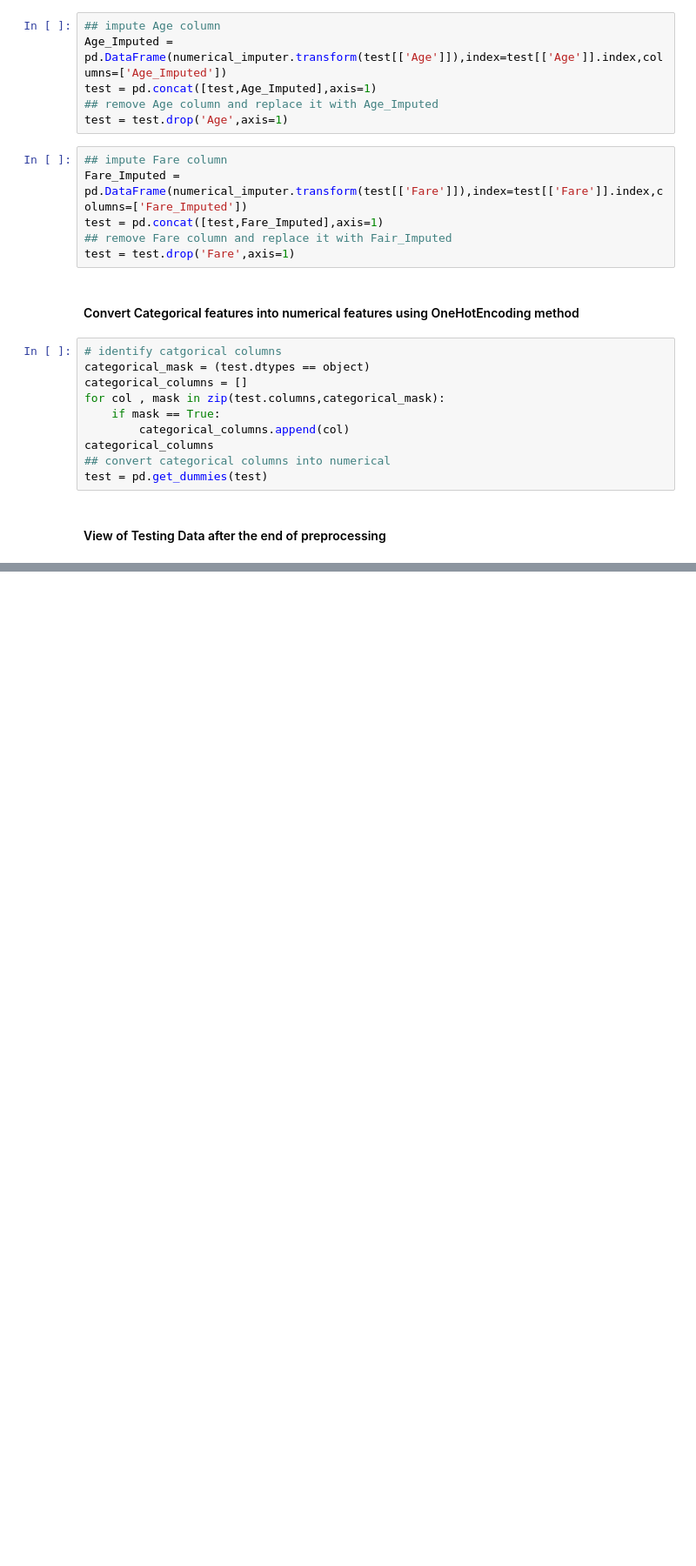
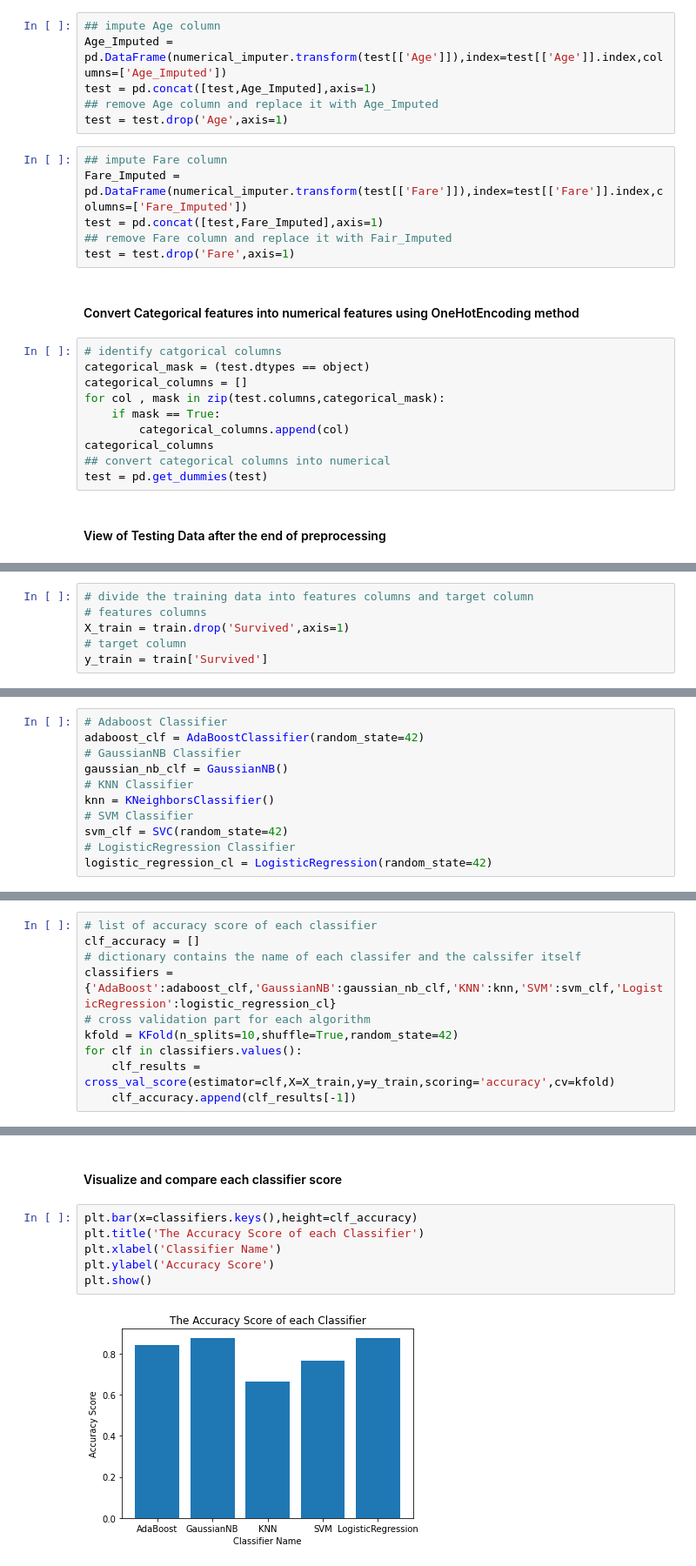
Before and after one commit to mahmodKhaled/Titanic---Machine-Learning-from-Disaster, a Jupyter notebook: Titanic.ipynb, the cells around one changed output, grey strips where cells are left out. Shown at 87% size. Cells and saved outputs as stored; diff of their text form; blank space fills up the shorter version.

```diff
--- a/Titanic.ipynb
+++ b/Titanic.ipynb
@@ -322,0 +337,6 @@ test.head()
+# %%
+# divide the training data into features columns and target column
+# features columns
+X_train = train.drop('Survived',axis=1)
+# target column
+y_train = train['Survived']
@@ -322,0 +345,11 @@ test.head()
+# %%
+# Adaboost Classifier
+adaboost_clf = AdaBoostClassifier(random_state=42)
+# GaussianNB Classifier
+gaussian_nb_clf = GaussianNB()
+# KNN Classifier
+knn = KNeighborsClassifier()
+# SVM Classifier
+svm_clf = SVC(random_state=42)
+# LogisticRegression Classifier
+logistic_regression_cl = LogisticRegression(random_state=42)
@@ -322,0 +358,10 @@ test.head()
+# %%
+# list of accuracy score of each classifier
+clf_accuracy = []
+# dictionary contains the name of each classifer and the calssifer itself
+classifiers = {'AdaBoost':adaboost_clf,'GaussianNB':gaussian_nb_clf,'KNN':knn,'SVM':svm_clf,'LogisticRegression':logistic_regression_cl}
+# cross validation part for each algorithm
+kfold = KFold(n_splits=10,shuffle=True,random_state=42)
+for clf in classifiers.values():
+    clf_results = cross_val_score(estimator=clf,X=X_train,y=y_train,scoring='accuracy',cv=kfold)
+    clf_accuracy.append(clf_results[-1])
@@ -322,0 +386,10 @@ test.head()
+# %% [markdown]
+#### Visualize and compare each classifier score
+# %%
+plt.bar(x=classifiers.keys(),height=clf_accuracy)
+plt.title('The Accuracy Score of each Classifier')
+plt.xlabel('Classifier Name')
+plt.ylabel('Accuracy Score')
+plt.show()
+# %% [output]
+[figure, added]
```
Also changed, not shown: parts of 17 cells of this notebook.
